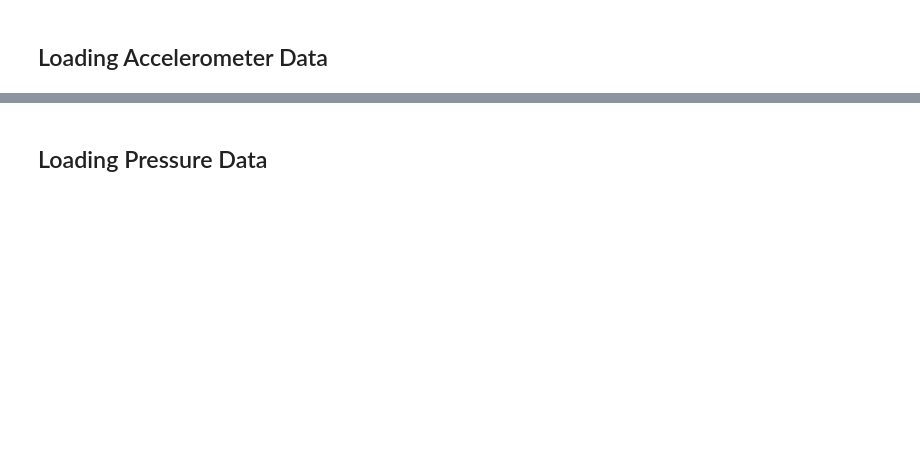
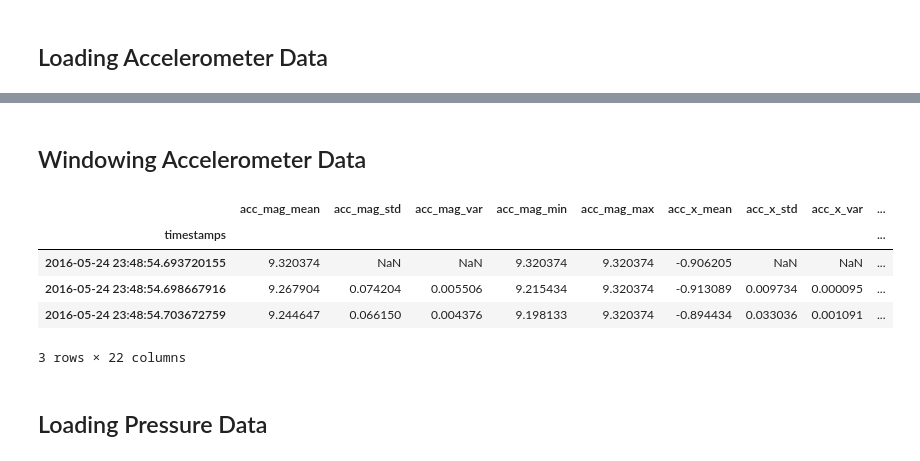
Before and after one commit to yyenigun/mobile-sensor-data-notebooks, a Jupyter notebook: DrivingTransitAccelerometerPressure.ipynb, the cells around one changed output, grey strips where cells are left out. Drawn from its saved outputs; the diff is of its cells as text; code cells hidden in the pictures; blank space fills up the shorter version.

```diff
--- a/DrivingTransitAccelerometerPressure.ipynb
+++ b/DrivingTransitAccelerometerPressure.ipynb
@@ -48,6 +48,49 @@ accDf.head(3)
 | 0 | 0 | crowdsignals.algosnap.com | 1.0(1) | 352622063881655 | smartphone | -8 | accelerometer | 2016-05-25 04:41:47 | 2016-05-25 04:41:48 | ... |
 | 1 | 0 | crowdsignals.algosnap.com | 1.0(1) | 352622063881655 | smartphone | -8 | accelerometer | 2016-05-25 04:41:47 | 2016-05-25 04:41:48 | ... |
 | 2 | 0 | crowdsignals.algosnap.com | 1.0(1) | 352622063881655 | smartphone | -8 | accelerometer | 2016-05-25 04:41:47 | 2016-05-25 04:41:48 | ... |
+# %% [markdown]
+## Windowing Accelerometer Data
+# %%
+accMagFeatures = pd.DataFrame()
+
+accDf['timestamps'] = pd.to_datetime(accDf['timestamps'])
+accDf.set_index(['timestamps'])
+accDf = accDf.sort_values(by='timestamps')
+
+accMagDf = accDf[['timestamps', 'start', 'acc_mag','x','y','z','label']]
+accMagDf = accMagDf.set_index(['timestamps'])
+
+accMagFeatures['acc_mag_mean'] = accMagDf['acc_mag'].rolling('1s').mean()
+accMagFeatures['acc_mag_std'] = accMagDf['acc_mag'].rolling('1s').std()
+accMagFeatures['acc_mag_var'] = accMagDf['acc_mag'].rolling('1s').var()
+accMagFeatures['acc_mag_min'] = accMagDf['acc_mag'].rolling('1s').min()
+accMagFeatures['acc_mag_max'] = accMagDf['acc_mag'].rolling('1s').max()
+accMagFeatures['acc_x_mean'] = accMagDf['x'].rolling('1s').mean()
+accMagFeatures['acc_x_std'] = accMagDf['x'].rolling('1s').std()
+accMagFeatures['acc_x_var'] = accMagDf['x'].rolling('1s').var()
+accMagFeatures['acc_x_min'] = accMagDf['x'].rolling('1s').min()
+accMagFeatures['acc_x_max'] = accMagDf['x'].rolling('1s').max()
+accMagFeatures['acc_y_mean'] = accMagDf['y'].rolling('1s').mean()
+accMagFeatures['acc_y_std'] = accMagDf['y'].rolling('1s').std()
+accMagFeatures['acc_y_var'] = accMagDf['y'].rolling('1s').var()
+accMagFeatures['acc_y_min'] = accMagDf['y'].rolling('1s').min()
+accMagFeatures['acc_y_max'] = accMagDf['y'].rolling('1s').max()
+accMagFeatures['acc_z_mean'] = accMagDf['z'].rolling('1s').mean()
+accMagFeatures['acc_z_std'] = accMagDf['z'].rolling('1s').std()
+accMagFeatures['acc_z_var'] = accMagDf['z'].rolling('1s').var()
+accMagFeatures['acc_z_min'] = accMagDf['z'].rolling('1s').min()
+accMagFeatures['acc_z_max'] = accMagDf['z'].rolling('1s').max()
+accMagFeatures['start'] = accMagDf['start']
+accMagFeatures['label'] = accMagDf['label']
+
+accMagFeatures.head(3)
+# %% [output]
+|  | acc_mag_mean | acc_mag_std | acc_mag_var | acc_mag_min | acc_mag_max | acc_x_mean | acc_x_std | acc_x_var | ... |
+| timestamps |  |  |  |  |  |  |  |  | ... |
+| 2016-05-24 23:48:54.693720155 | 9.320374 | NaN | NaN | 9.320374 | 9.320374 | -0.906205 | NaN | NaN | ... |
+| 2016-05-24 23:48:54.698667916 | 9.267904 | 0.074204 | 0.005506 | 9.215434 | 9.320374 | -0.913089 | 0.009734 | 0.000095 | ... |
+| 2016-05-24 23:48:54.703672759 | 9.244647 | 0.066150 | 0.004376 | 9.198133 | 9.320374 | -0.894434 | 0.033036 | 0.001091 | ... |
+3 rows × 22 columns
 # %% [markdown]
 ## Loading Pressure Data
 # %%
```
Also changed, not shown: parts of 8 cells of this notebook, 2 other files.
